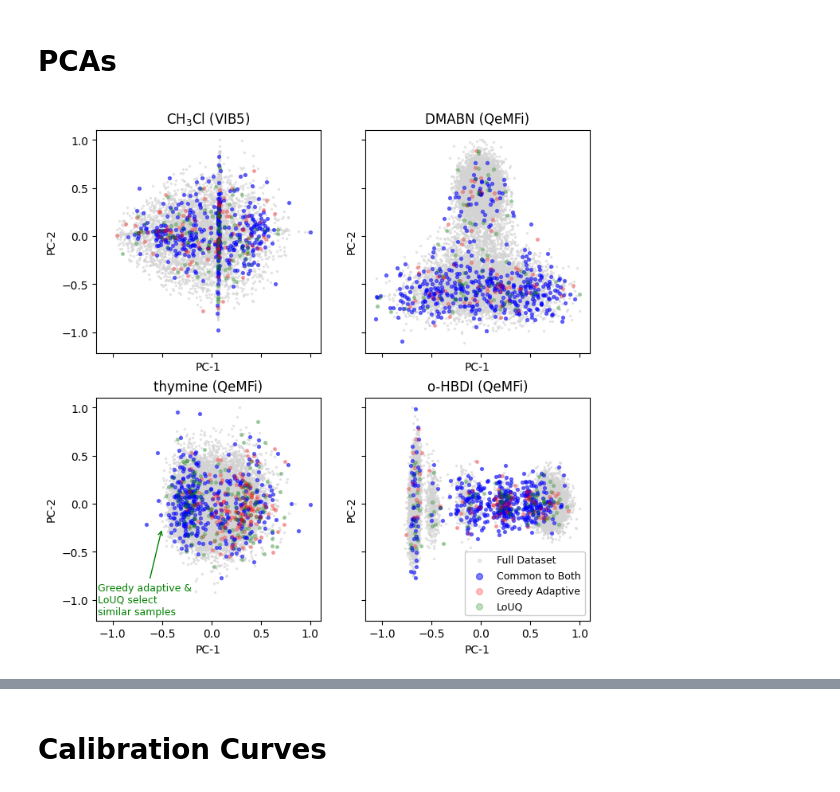
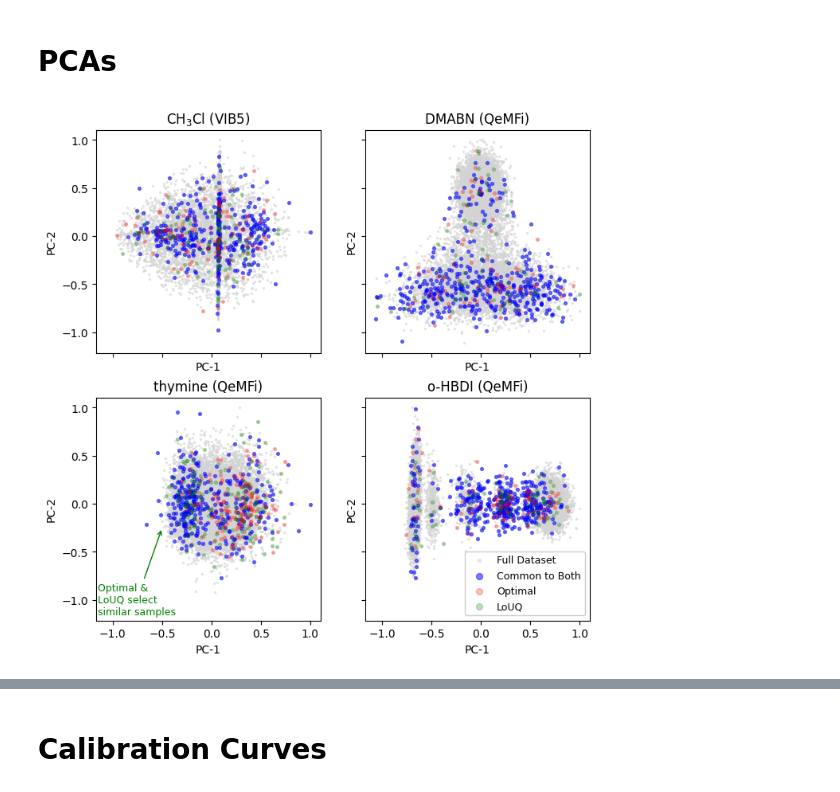
Before and after one commit to vivinvinod/LoUQAL-for-QC, a Jupyter notebook: plottingroutines.ipynb, the cells around one changed output, grey strips where cells are left out. Drawn from its saved outputs; the diff is of its cells as text; code cells hidden in the pictures.

```diff
--- a/plottingroutines.ipynb
+++ b/plottingroutines.ipynb
@@ -154,7 +178,7 @@ def plot_VIB5(mol='CH3Cl',multiplier=630,ax=None,major_ticks=[10,5],minor_ticks=
     ax.grid(which='minor',axis='y',linestyle=':',color='gray')
     ax.grid(which='major',axis='both',linestyle='--',color='dimgray')
 # %%
-fig,ax = plt.subplots(1,2,sharey=False,figsize=(8,4))
+fig,ax = plt.subplots(1,2,sharey=True,figsize=(8,4))
 plot_VIB5(major_ticks=[5,10],minor_ticks=[4,6,12],ax=ax[0])
 plot_VIB5(mol='CH3F',major_ticks=[5,10],minor_ticks=[4,6,12],ax=ax[1])
 #plot_VIB5(mol='SiH4',major_ticks=[5,10],minor_ticks=[4,6,12],ax=ax[2])
@@ -162,7 +186,7 @@ colors = plt.cm.viridis(np.linspace(0,1,6))
 plt.legend([r'$\phi_{\mathrm{var}}$',
             'Random',
             r'$\phi_{5x}$',
-            r'$\phi_{\mathrm{greedy}}$',
+            r'$\phi_{\mathrm{opt}}$',
             r'$\phi_{\mathrm{LoUQ}}^{\mathrm{MP2-TZ}}$',
             r'$\phi_{\mathrm{LoUQ}}^{\mathrm{HF-QZ}}$',
             r'$\phi_{\mathrm{LoUQ}}^{\mathrm{HF-TZ}}$'],
@@ -353,5 +369,0 @@ plt.savefig('QeMFi_crossbasis_tests.pdf',bbox_inches='tight',format='pdf')
-# %%
-a = np.random.random((10,3))
-mean_a = np.mean(a,axis=1)
-for i in range(3):
-    a[:,i] = a[:,i]-mean_a
@@ -463,32 +471,32 @@ def pca_qemfi(mol='nitrophenol',ax=None,var=False):
     X_pca[:,1] = X_pca[:,1]/X_pca[:,1].max()
     ax.scatter(X_pca[:,0],X_pca[:,1],s=2,color='lightgray',alpha=0.5,label='Full Dataset')
     ax.scatter(X_pca[a,0],X_pca[a,1],s=8,color='blue',alpha=0.5,label='Common to Both')
-    ax.scatter(X_pca[b,0],X_pca[b,1],s=8,color='red',alpha=0.25,label='Greedy Adaptive')
+    ax.scatter(X_pca[b,0],X_pca[b,1],s=8,color='red',alpha=0.25,label='Optimal')
     ax.scatter(X_pca[c,0],X_pca[c,1],s=8,color='green',alpha=0.25,label='LoUQ')
     #plt.legend()
 # %%
 fig,ax = plt.subplots(2,2,figsize=(8,8),sharey=True,sharex=True)
 ax = ax.flatten('C')
 pca_ch3cl(ax=ax[0])
 pca_qemfi(mol='dmabn',ax=ax[1])
 pca_qemfi(mol='thymine',ax=ax[2])
 pca_qemfi(mol='o-hbdi',ax=ax[3])
 ax[0].set_title('$\mathrm{CH_3Cl}$ (VIB5)')
 ax[1].set_title('DMABN (QeMFi)')
 ax[2].set_title('thymine (QeMFi)')
 ax[3].set_title('o-HBDI (QeMFi)')
 for i in range(4):
     ax[i].set_xlabel('PC-1')
     ax[i].set_ylabel('PC-2')
 ax[-1].legend(framealpha=1.0,markerscale=2.0,fontsize=9)
-ax[2].annotate('Greedy adaptive &\nLoUQ select\nsimilar samples',
+ax[2].annotate('Optimal &\nLoUQ select\nsimilar samples',
                xy=(-0.5,-0.25),
                xytext=(-1.15,-1.15),fontsize=9, color='g',
                arrowprops=dict(facecolor='g',edgecolor='g',arrowstyle='->'),
               )
-plt.savefig('SF_MF_Combined_pca.png',format='png',bbox_inches='tight',dpi=150.0)
+plt.savefig('SF_MF_Combined_pca.png',format='png',bbox_inches='tight',dpi=250.0)
 # %% [output]
-[figure, old version]
+[figure, new version]
 # %%
 fig,ax = plt.subplots(2,2,figsize=(8,8),sharey=True,sharex=True)
 ax = ax.flatten('C')
```
Also changed, not shown: parts of 12 cells of this notebook.
